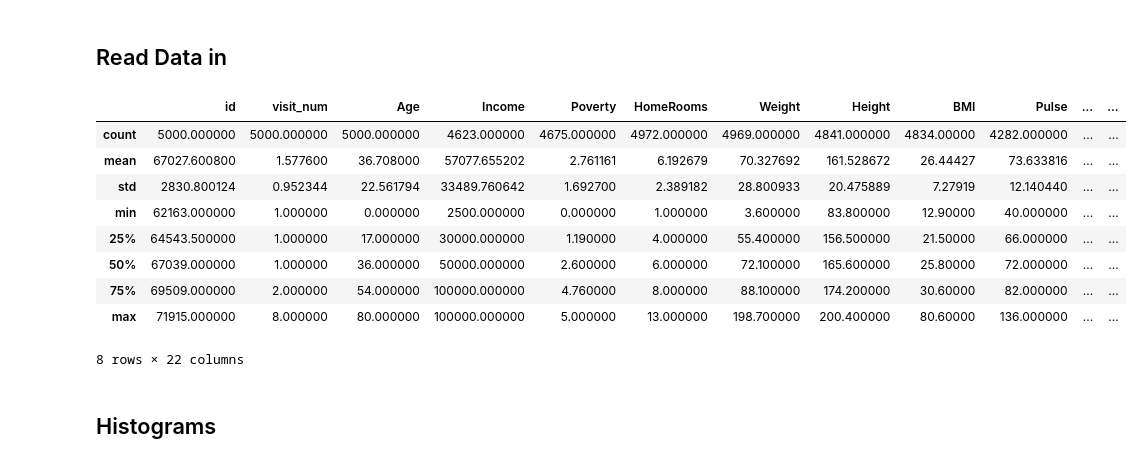
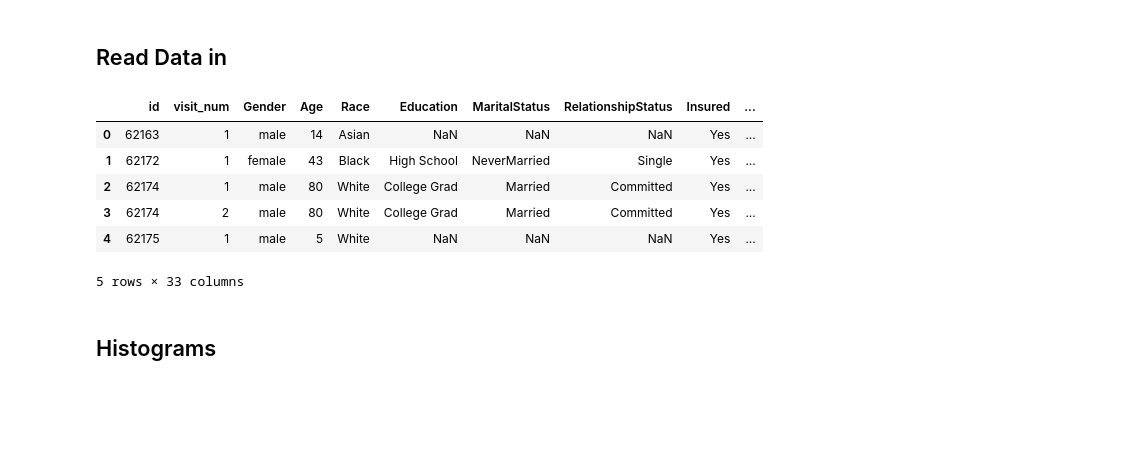
Before and after one commit to uvarc/courses, a Jupyter notebook: workshops/python/summer-bootcamp/Adv_Python-DataViz.ipynb, the cells around one changed output. Drawn from its saved outputs; the diff is of its cells as text; code cells hidden in the pictures; blank space fills up the shorter version.

Commit message:
python dataviz updated; nhanes data added

```diff
--- a/workshops/python/summer-bootcamp/Adv_Python-DataViz.ipynb
+++ b/workshops/python/summer-bootcamp/Adv_Python-DataViz.ipynb
@@ -159,21 +159,18 @@ plt.show()
 ## Read Data in
 # %%
 # read the data as pandas dataframe
-nh = pd.read_csv("../pythonAdv_Pandas/nhanes_long.csv")
+nh = pd.read_csv("./data/nhanes_long.csv")
 
 nh.head()
 #nh.describe()
 # %% [output]
-|  | id | visit_num | Age | Income | Poverty | HomeRooms | Weight | Height | BMI | Pulse | ... | ... |
-| count | 5000.000000 | 5000.000000 | 5000.000000 | 4623.000000 | 4675.000000 | 4972.000000 | 4969.000000 | 4841.000000 | 4834.00000 | 4282.000000 | ... | ... |
-| mean | 67027.600800 | 1.577600 | 36.708000 | 57077.655202 | 2.761161 | 6.192679 | 70.327692 | 161.528672 | 26.44427 | 73.633816 | ... | ... |
-| std | 2830.800124 | 0.952344 | 22.561794 | 33489.760642 | 1.692700 | 2.389182 | 28.800933 | 20.475889 | 7.27919 | 12.140440 | ... | ... |
-| min | 62163.000000 | 1.000000 | 0.000000 | 2500.000000 | 0.000000 | 1.000000 | 3.600000 | 83.800000 | 12.90000 | 40.000000 | ... | ... |
-| 25% | 64543.500000 | 1.000000 | 17.000000 | 30000.000000 | 1.190000 | 4.000000 | 55.400000 | 156.500000 | 21.50000 | 66.000000 | ... | ... |
-| 50% | 67039.000000 | 1.000000 | 36.000000 | 50000.000000 | 2.600000 | 6.000000 | 72.100000 | 165.600000 | 25.80000 | 72.000000 | ... | ... |
-| 75% | 69509.000000 | 2.000000 | 54.000000 | 100000.000000 | 4.760000 | 8.000000 | 88.100000 | 174.200000 | 30.60000 | 82.000000 | ... | ... |
-| max | 71915.000000 | 8.000000 | 80.000000 | 100000.000000 | 5.000000 | 13.000000 | 198.700000 | 200.400000 | 80.60000 | 136.000000 | ... | ... |
+|  | id | visit_num | Gender | Age | Race | Education | MaritalStatus | RelationshipStatus | Insured | ... |
+| 0 | 62163 | 1 | male | 14 | Asian | NaN | NaN | NaN | Yes | ... |
+| 1 | 62172 | 1 | female | 43 | Black | High School | NeverMarried | Single | Yes | ... |
+| 2 | 62174 | 1 | male | 80 | White | College Grad | Married | Committed | Yes | ... |
+| 3 | 62174 | 2 | male | 80 | White | College Grad | Married | Committed | Yes | ... |
+| 4 | 62175 | 1 | male | 5 | White | NaN | NaN | NaN | Yes | ... |
-8 rows × 22 columns
+5 rows × 33 columns
 # %% [markdown]
 ## Histograms
 # %%
```
Also changed, not shown: parts of 22 cells of this notebook, 1 other file.
